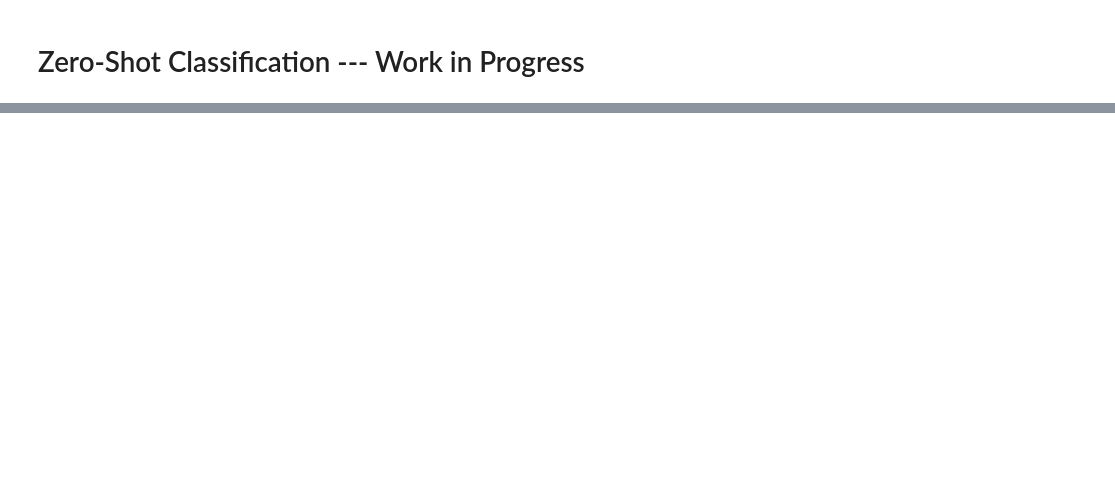
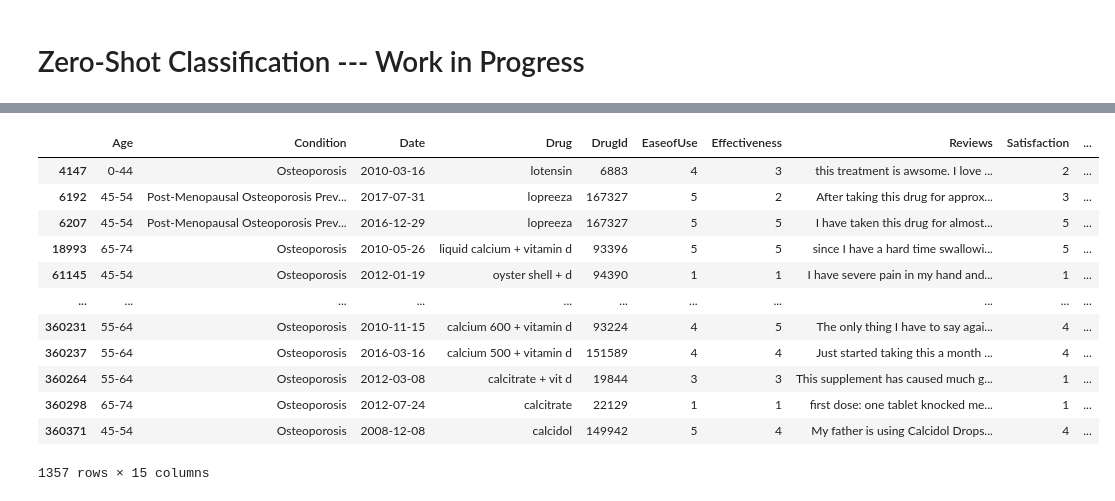
Before and after one commit to woonsupkim/DrugReview, a Jupyter notebook: NLP_Visuals.ipynb, the cells around one changed output, grey strips where cells are left out. Drawn from its saved outputs; the diff is of its cells as text; code cells hidden in the pictures; blank space fills up the shorter version.

```diff
--- a/NLP_Visuals.ipynb
+++ b/NLP_Visuals.ipynb
@@ -299,0 +299,16 @@ KeyboardInterrupt:
+# %%
+df_ost
+# %% [output]
+|  | Age | Condition | Date | Drug | DrugId | EaseofUse | Effectiveness | Reviews | Satisfaction | ... |
+| 4147 | 0-44 | Osteoporosis | 2010-03-16 | lotensin | 6883 | 4 | 3 | this treatment is awsome. I love ... | 2 | ... |
+| 6192 | 45-54 | Post-Menopausal Osteoporosis Prev... | 2017-07-31 | lopreeza | 167327 | 5 | 2 | After taking this drug for approx... | 3 | ... |
+| 6207 | 45-54 | Post-Menopausal Osteoporosis Prev... | 2016-12-29 | lopreeza | 167327 | 5 | 5 | I have taken this drug for almost... | 5 | ... |
+| 18993 | 65-74 | Osteoporosis | 2010-05-26 | liquid calcium + vitamin d | 93396 | 5 | 5 | since I have a hard time swallowi... | 5 | ... |
+| 61145 | 45-54 | Osteoporosis | 2012-01-19 | oyster shell + d | 94390 | 1 | 1 | I have severe pain in my hand and... | 1 | ... |
+| ... | ... | ... | ... | ... | ... | ... | ... | ... | ... | ... |
+| 360231 | 55-64 | Osteoporosis | 2010-11-15 | calcium 600 + vitamin d | 93224 | 4 | 5 | The only thing I have to say agai... | 4 | ... |
+| 360237 | 55-64 | Osteoporosis | 2016-03-16 | calcium 500 + vitamin d | 151589 | 4 | 4 | Just started taking this a month ... | 4 | ... |
+| 360264 | 55-64 | Osteoporosis | 2012-03-08 | calcitrate + vit d | 19844 | 3 | 3 | This supplement has caused much g... | 1 | ... |
+| 360298 | 65-74 | Osteoporosis | 2012-07-24 | calcitrate | 22129 | 1 | 1 | first dose: one tablet knocked me... | 1 | ... |
+| 360371 | 45-54 | Osteoporosis | 2008-12-08 | calcidol | 149942 | 5 | 4 | My father is using Calcidol Drops... | 4 | ... |
+1357 rows × 15 columns
```
Also changed, not shown: parts of 1 cell of this notebook.
